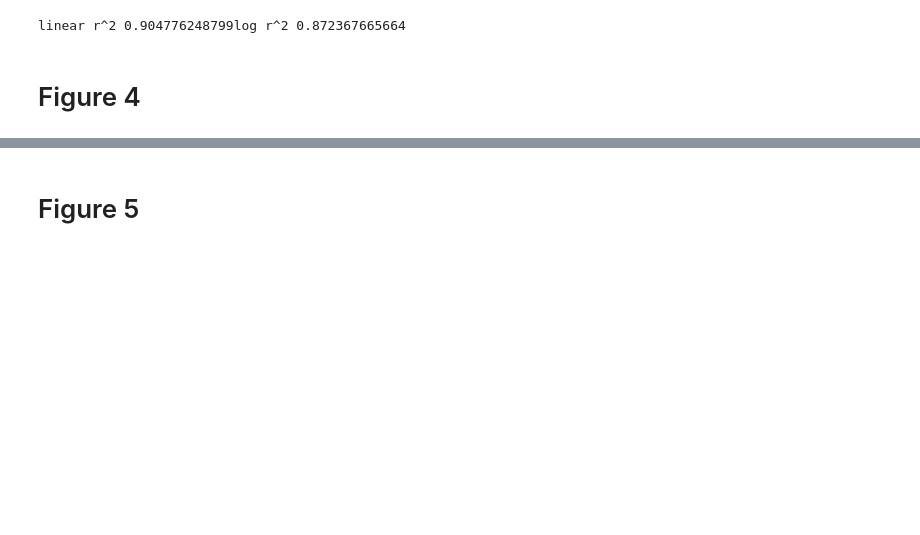
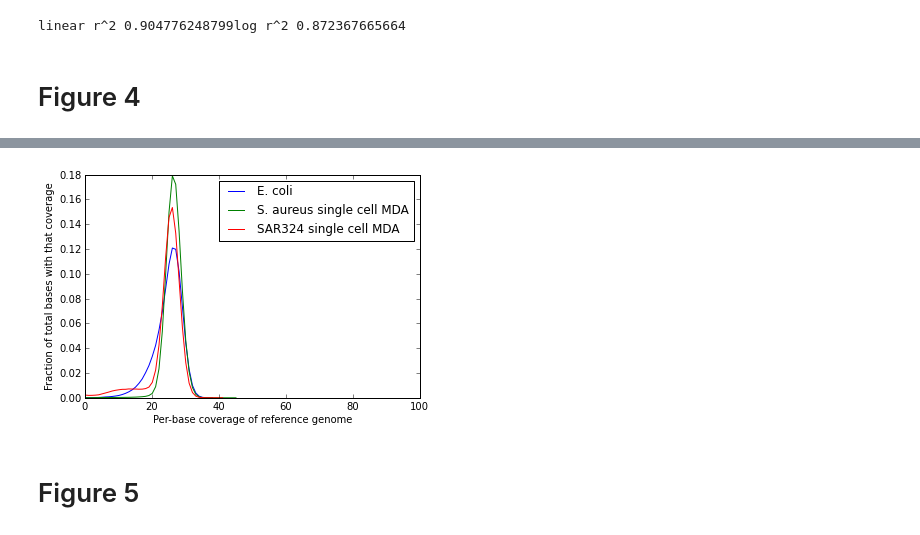
Before and after one commit to ctb/2012-paper-diginorm, a Jupyter notebook: notebook/diginorm.ipynb, the cells around one changed output, grey strips where cells are left out. Drawn from its saved outputs; the diff is of its cells as text; code cells hidden in the pictures; blank space fills up the shorter version.

```diff
--- a/notebook/diginorm.ipynb
+++ b/notebook/diginorm.ipynb
@@ -71,3 +71,7 @@ clf()xlabel("Per-base coverage of genome")ylabel("Fraction of bases with that co
+# %%
+plot(ecoli_kcov[:,0], ecoli_kcov[:,1])plot(staph_kcov[:,0], staph_kcov[:,1])plot(sar_kcov[:,0], sar_kcov[:,1])xlabel("Per-base coverage of reference genome")ylabel("Fraction of total bases with that coverage")legend(["E. coli", "S. aureus single cell MDA", "SAR324 single cell MDA"])axis(xmax=100)savefig('/tmp/diginorm-coverage2-dn.pdf')
+# %% [output]
+[figure, added]
 # %% [markdown]
 # Figure 5
 # %%
```
Also changed, not shown: parts of 5 cells of this notebook, 2 other files.
